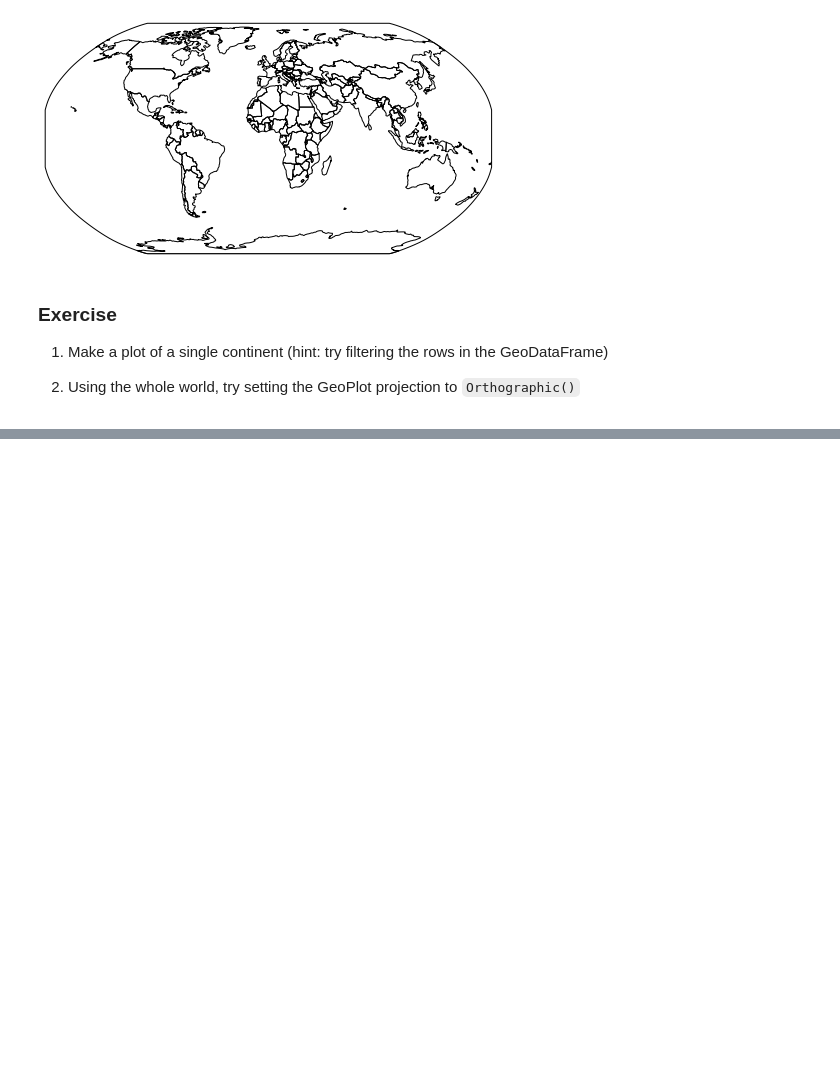
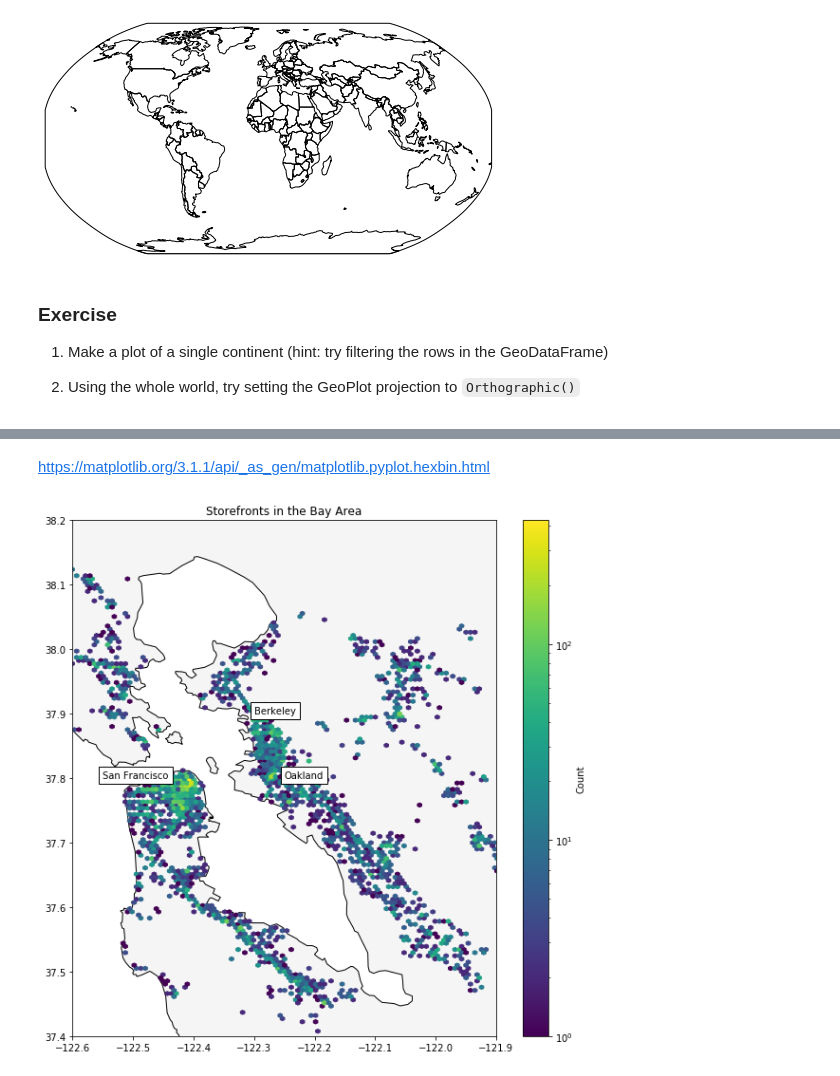
Before and after one commit to smmaurer/cp255, a Jupyter notebook: 06-spatial-data/static-maps.ipynb, the cells around one changed output, grey strips where cells are left out. Cells and saved outputs as stored; diff of their text form; code cells hidden in the pictures; blank space fills up the shorter version.

```diff
--- a/06-spatial-data/static-maps.ipynb
+++ b/06-spatial-data/static-maps.ipynb
@@ -111,0 +128,33 @@ geoplot.polyplot(tracts, extent=(-123,36.9,-121.4,38.7))
+# %%
+# Pull out latitude and longitude
+
+storefronts['lon'] = storefronts.geometry.x
+storefronts['lat'] = storefronts.geometry.y
+# %% [markdown]
+https://matplotlib.org/3.1.1/api/_as_gen/matplotlib.pyplot.hexbin.html
+# %%
+fig, ax = plt.subplots(figsize=(10,10))
+
+# Plot coastline using GeoPandas
+outlines.plot(ax=ax, color='whitesmoke', edgecolor='black')
+
+# Plot hexbins of storefronts using Matplotlib
+hb = plt.hexbin(storefronts.lon, storefronts.lat, bins='log', mincnt=1, gridsize=180)
+
+# Add a key
+cb = fig.colorbar(hb, ax=ax)
+cb.set_label('Count')
+
+# Add some annotations
+plt.annotate(s='San Francisco', xy=(-122.55, 37.8), bbox=dict(facecolor='white'))
+plt.annotate(s='Berkeley', xy=(-122.3, 37.9), bbox=dict(facecolor='white'))
+plt.annotate(s='Oakland', xy=(-122.25, 37.8), bbox=dict(facecolor='white'))
+
+# Title and bounds
+ax.set_title('Storefronts in the Bay Area')
+ax.set_xlim((-122.6, -121.9))
+ax.set_ylim((37.4, 38.2))
+
+plt.show()
+# %% [output]
+[figure, added]
```
Also changed, not shown: parts of 6 cells of this notebook.
